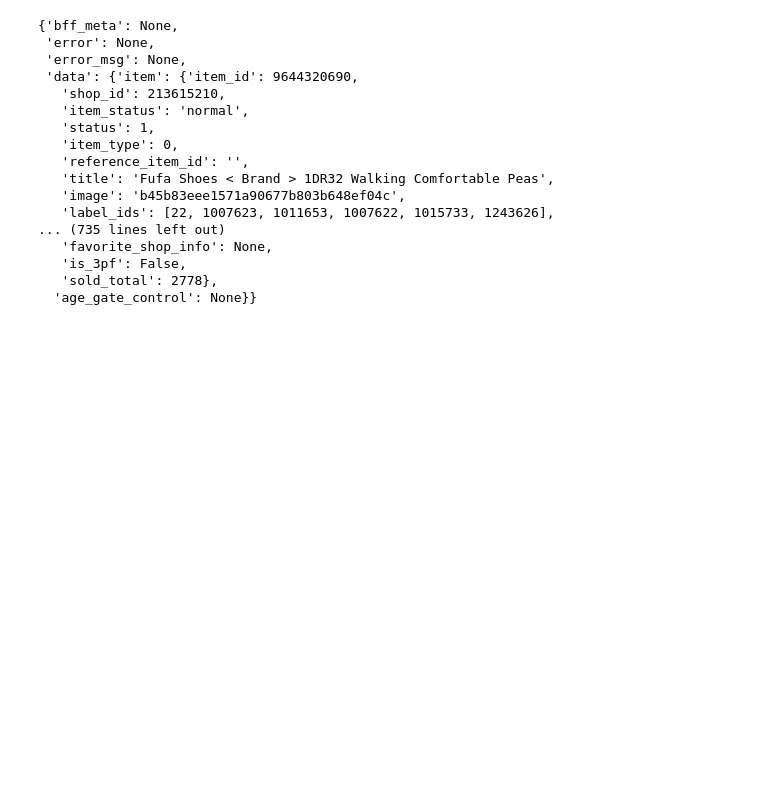
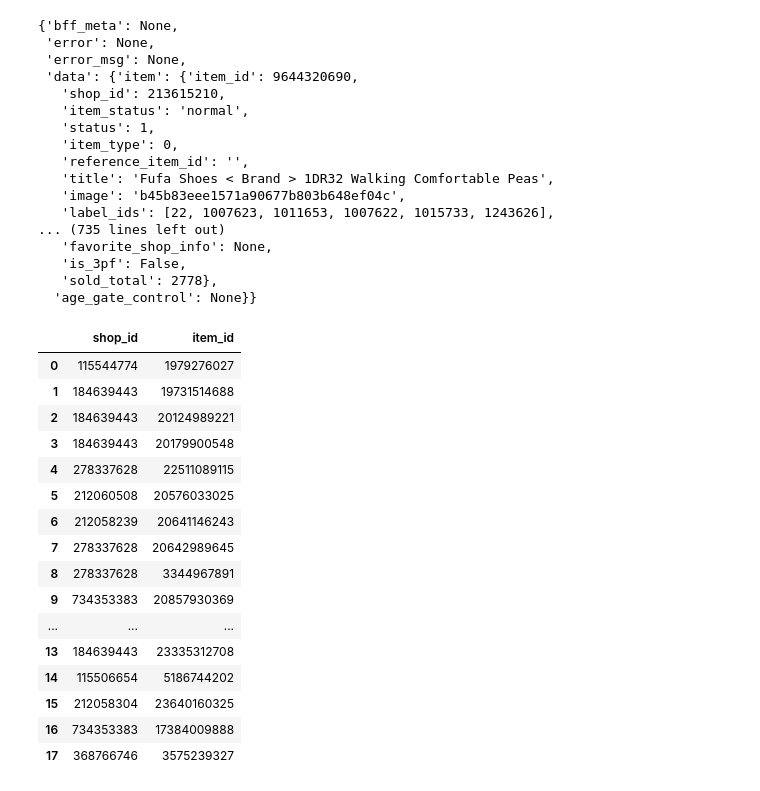
Before and after one commit to eloise-chou/get_item_details, a Jupyter notebook: page/sand_box.ipynb, the cells around one changed output. Saved outputs shown, nothing was run; the diff lists cells and outputs as text; code cells hidden in the pictures; blank space fills up the shorter version.

```diff
--- a/page/sand_box.ipynb
+++ b/page/sand_box.ipynb
@@ -172,0 +155,25 @@ dict
+# %%
+list = pd.read_csv('DATA/get_item_details.csv')
+
+unique_df = list.drop_duplicates(subset = ['shop_id', 'item_id'])
+unique_df = unique_df.reset_index(drop = True)
+
+unique_df
+# %% [output]
+|  | shop_id | item_id |
+| 0 | 115544774 | 1979276027 |
+| 1 | 184639443 | 19731514688 |
+| 2 | 184639443 | 20124989221 |
+| 3 | 184639443 | 20179900548 |
+| 4 | 278337628 | 22511089115 |
+| 5 | 212060508 | 20576033025 |
+| 6 | 212058239 | 20641146243 |
+| 7 | 278337628 | 20642989645 |
+| 8 | 278337628 | 3344967891 |
+| 9 | 734353383 | 20857930369 |
+| ... | ... | ... |
+| 13 | 184639443 | 23335312708 |
+| 14 | 115506654 | 5186744202 |
+| 15 | 212058304 | 23640160325 |
+| 16 | 734353383 | 17384009888 |
+| 17 | 368766746 | 3575239327 |
```
Also changed, not shown: parts of 6 cells of this notebook, 3 other files.
